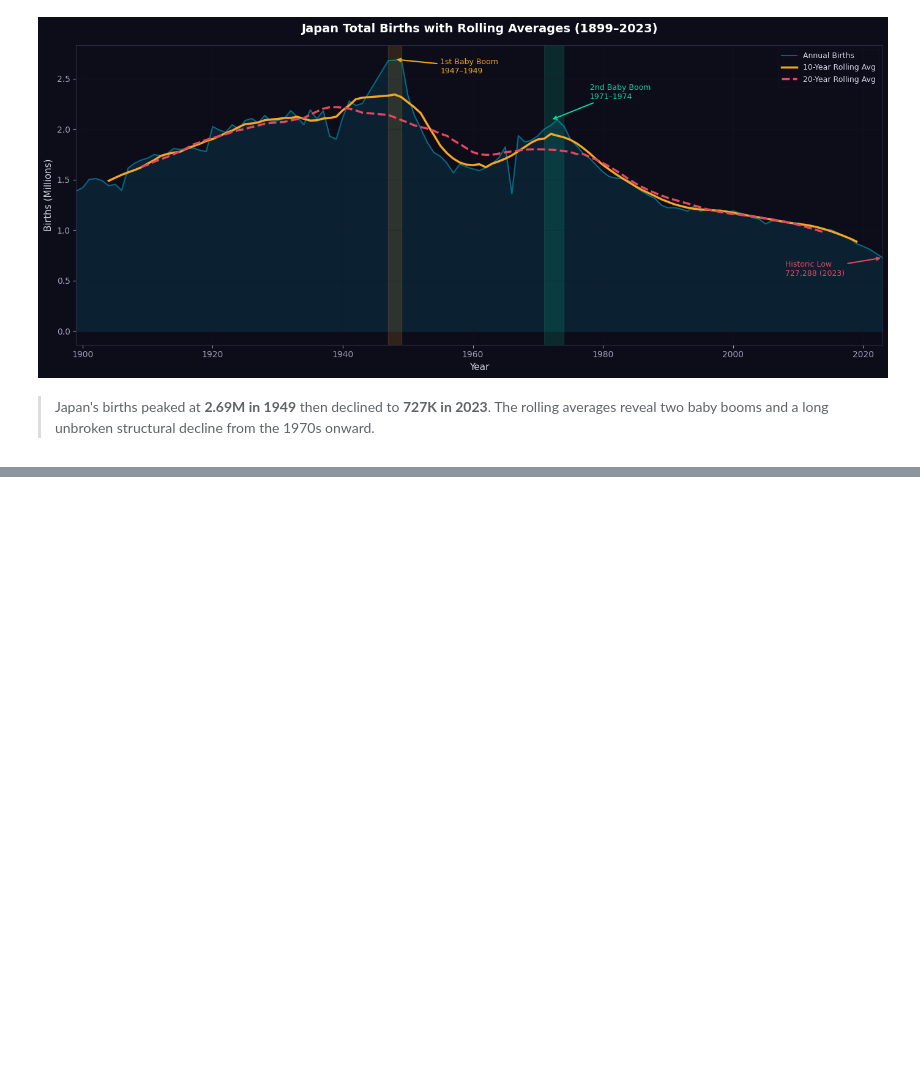
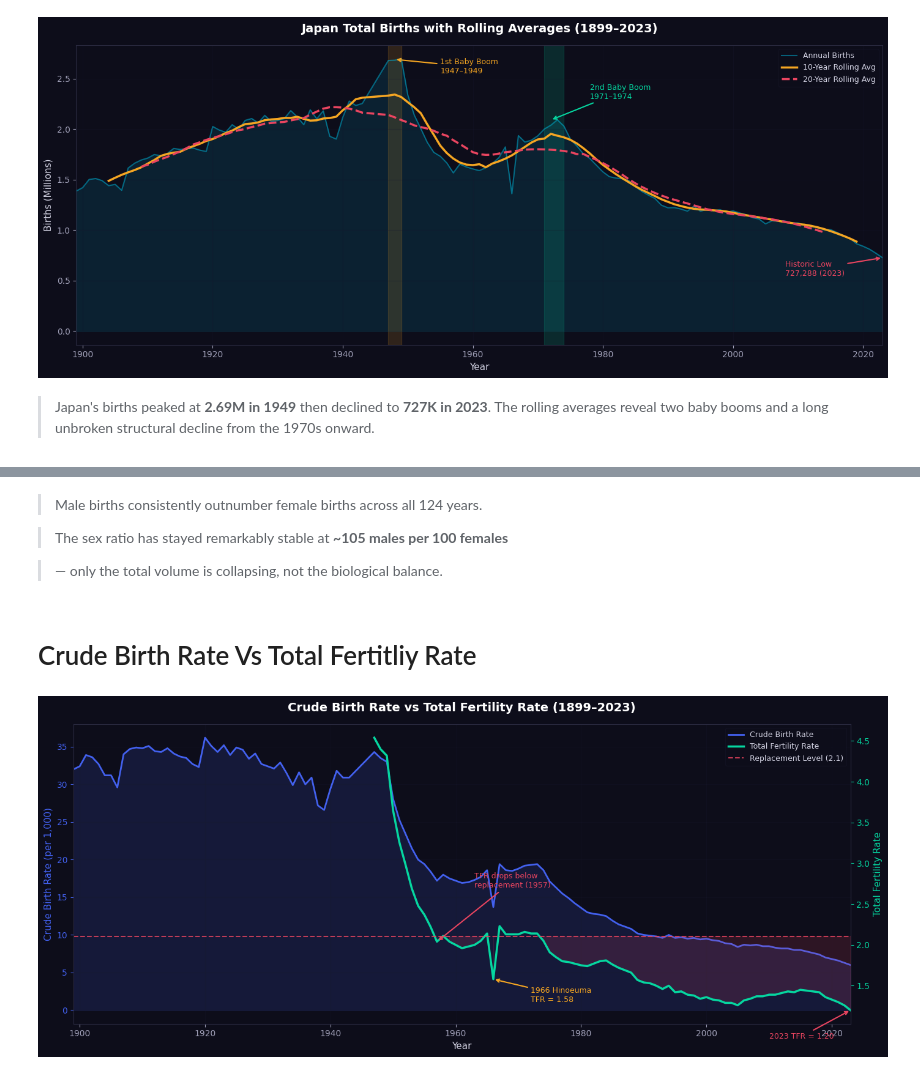
Before and after one commit to suzzzel5/Japan-Birth-Statistics-1899-2023-, a Jupyter notebook: notebooks/03_visuallzations.ipynb, the cells around one changed output, grey strips where cells are left out. Drawn from its saved outputs; the diff is of its cells as text; code cells hidden in the pictures; blank space fills up the shorter version.

```diff
--- a/notebooks/03_visuallzations.ipynb
+++ b/notebooks/03_visuallzations.ipynb
@@ -150,0 +197,74 @@ plt.show()
+# %% [markdown]
+>  Male births consistently outnumber female births across all 124 years.
+
+> The sex ratio has stayed remarkably stable at **~105 males per 100 females**
+
+> — only the total volume is collapsing, not the biological balance.
+# %% [markdown]
+# Crude Birth Rate Vs Total Fertitliy Rate
+# %%
+tfr = df.dropna(subset=['total_fertility_rate'])
+
+fig, ax1 = plt.subplots(figsize=(14, 6))
+ax2 = ax1.twinx()
+ax2.set_facecolor('#0d0d1a')
+
+# Crude Birth Rate — left axis
+ax1.fill_between(df['year'], df['crude_birth_rate'],
+                    alpha=0.15, color=C['blue'])
+ax1.plot(df['year'], df['crude_birth_rate'],
+          color=C['blue'], linewidth=2,
+          label='Crude Birth Rate')
+
+# TFR — right axis
+ax2.plot(tfr['year'], tfr['total_fertility_rate'],
+          color=C['green'], linewidth=2.5,
+          label='Total Fertility Rate')
+ax2.axhline(y=2.1, color=C['red'], linewidth=1.5,
+               linestyle='--', alpha=0.8,
+               label='Replacement Level (2.1)')
+ax2.fill_between(tfr['year'], tfr['total_fertility_rate'], 2.1,
+                    where=(tfr['total_fertility_rate'] < 2.1),
+                    alpha=0.15, color=C['red'])
+
+# Annotations
+ax2.annotate('TFR drops below\nreplacement (1957)',
+               xy=(1957, 2.04),
+               xytext=(1963, 2.7),
+               arrowprops=dict(arrowstyle='->', color=C['red'], lw=1.5),
+               color=C['red'], fontsize=9)
+
+ax2.annotate('1966 Hinoeuma\nTFR = 1.58',
+               xy=(1966, 1.58),
+               xytext=(1972, 1.3),
+               arrowprops=dict(arrowstyle='->', color=C['gold'], lw=1.5),
+               color=C['gold'], fontsize=9)
+
+ax2.annotate('2023 TFR = 1.20',
+               xy=(2023, 1.20),
+               xytext=(2010, 0.85),
+               arrowprops=dict(arrowstyle='->', color=C['red'], lw=1.5),
+               color=C['red'], fontsize=9)
+
+# Axis labels & colours
+ax1.set_ylabel("Crude Birth Rate (per 1,000)", color=C['blue'])
+ax1.tick_params(axis='y', colors=C['blue'])
+ax2.set_ylabel("Total Fertility Rate", color=C['green'])
+ax2.tick_params(axis='y', colors=C['green'])
+
+# Combined legend
+lines1, labels1 = ax1.get_legend_handles_labels()
+lines2, labels2 = ax2.get_legend_handles_labels()
+ax1.legend(lines1 + lines2, labels1 + labels2, loc='upper right')
+
+ax1.set_title("Crude Birth Rate vs Total Fertility Rate (1899–2023)",
+               fontweight='bold', pad=15)
+ax1.set_xlabel("Year")
+ax1.set_xlim(1899, 2023)
+ax1.grid(True, alpha=0.3)
+plt.tight_layout()
+plt.savefig('../reports/final_03_cbr_vs_tfr.png', dpi=150,
+               bbox_inches='tight', facecolor='#0d0d1a')
+plt.show()
+# %% [output]
+[figure, added]
```
Also changed, not shown: parts of 3 cells of this notebook, 3 other files.
